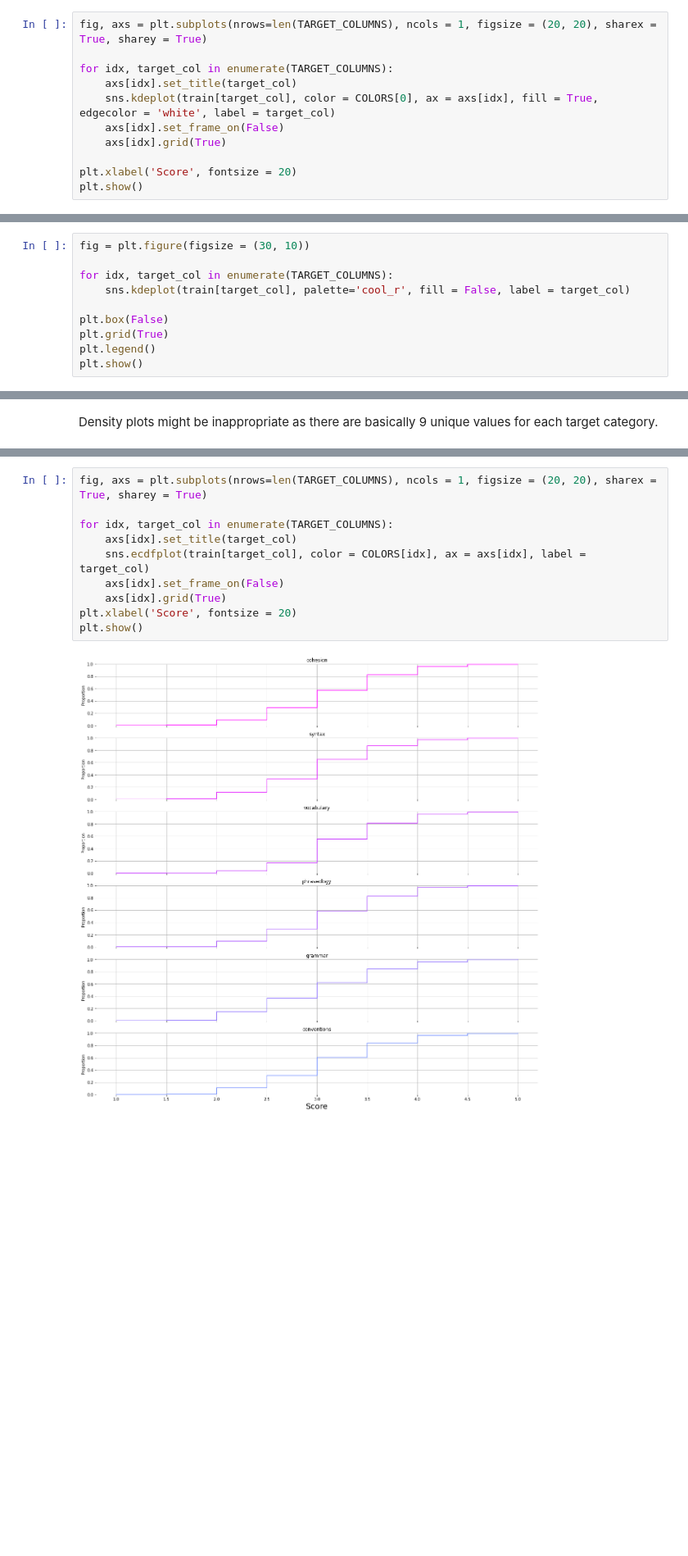
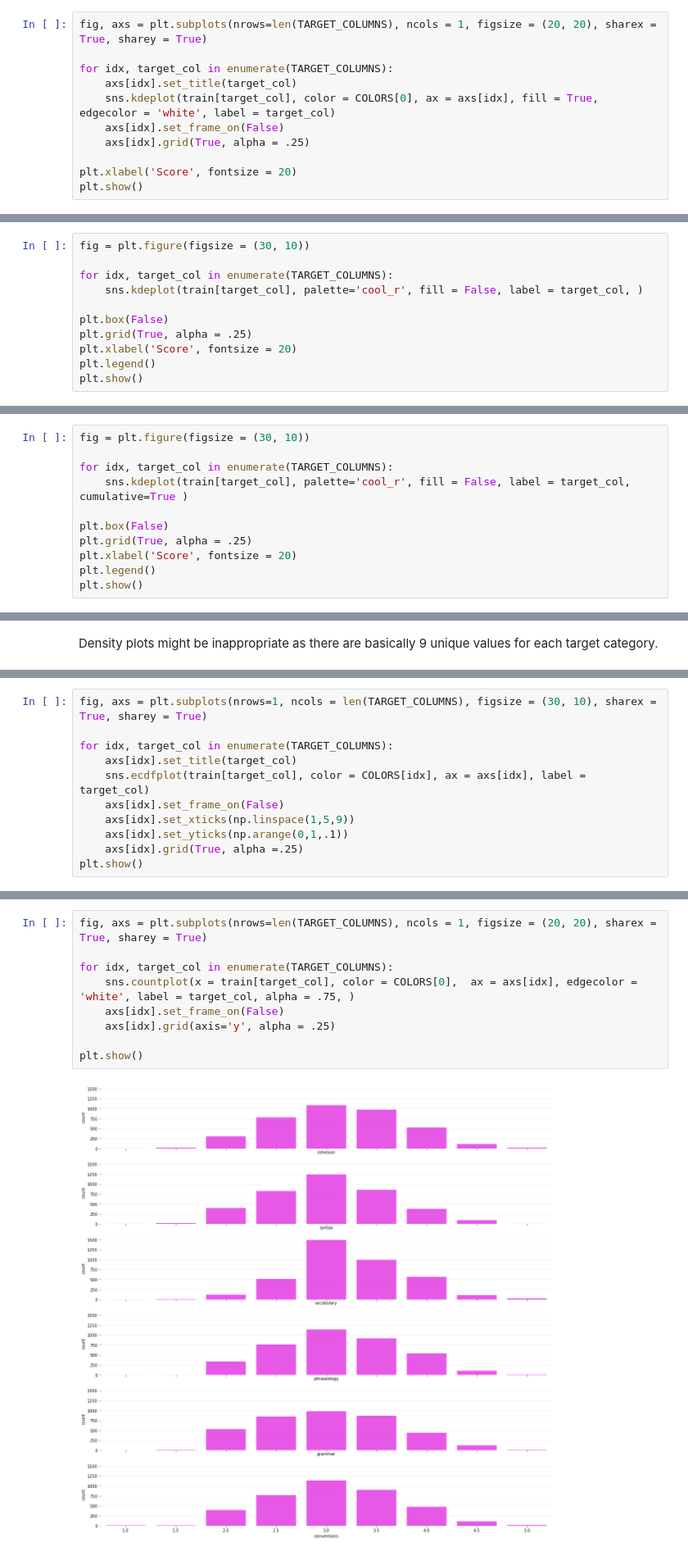
Before and after one commit to tripnv/fbp2-kaggle, a Jupyter notebook: eda.ipynb, the cells around one changed output, grey strips where cells are left out. Shown: that part at 82% size. Saved outputs shown, nothing was run; the diff lists cells and outputs as text; blank space fills up the shorter version.

```diff
--- a/eda.ipynb
+++ b/eda.ipynb
@@ -68,7 +68,7 @@ for idx, target_col in enumerate(TARGET_COLUMNS):
     axs[idx].set_title(target_col)
     sns.kdeplot(train[target_col], color = COLORS[0], ax = axs[idx], fill = True, edgecolor = 'white', label = target_col)
     axs[idx].set_frame_on(False)
-    axs[idx].grid(True)
+    axs[idx].grid(True, alpha = .25)
 
 plt.xlabel('Score', fontsize = 20)
 plt.show()
@@ -78,11 +78,23 @@ plt.show()
 fig = plt.figure(figsize = (30, 10))
 
 for idx, target_col in enumerate(TARGET_COLUMNS):
-    sns.kdeplot(train[target_col], palette='cool_r', fill = False, label = target_col)
+    sns.kdeplot(train[target_col], palette='cool_r', fill = False, label = target_col, )
 
 plt.box(False)
-plt.grid(True)
+plt.grid(True, alpha = .25)
+plt.xlabel('Score', fontsize = 20)
 plt.legend()
 plt.show()
 # %% [output]
 [figure]
+# %%
+fig = plt.figure(figsize = (30, 10))
+
+for idx, target_col in enumerate(TARGET_COLUMNS):
+    sns.kdeplot(train[target_col], palette='cool_r', fill = False, label = target_col, cumulative=True )
+
+plt.box(False)
+plt.grid(True, alpha = .25)
+plt.xlabel('Score', fontsize = 20)
+plt.legend()
+plt.show()
@@ -106,0 +131,11 @@ Density plots might be inappropriate as there are basically 9 unique values for
+# %%
+fig, axs = plt.subplots(nrows=1, ncols = len(TARGET_COLUMNS), figsize = (30, 10), sharex = True, sharey = True)
+
+for idx, target_col in enumerate(TARGET_COLUMNS):
+    axs[idx].set_title(target_col)
+    sns.ecdfplot(train[target_col], color = COLORS[idx], ax = axs[idx], label = target_col)
+    axs[idx].set_frame_on(False)
+    axs[idx].set_xticks(np.linspace(1,5,9))
+    axs[idx].set_yticks(np.arange(0,1,.1))
+    axs[idx].grid(True, alpha =.25)
+plt.show()
@@ -107,12 +144,11 @@ Density plots might be inappropriate as there are basically 9 unique values for
 # %%
 fig, axs = plt.subplots(nrows=len(TARGET_COLUMNS), ncols = 1, figsize = (20, 20), sharex = True, sharey = True)
 
 for idx, target_col in enumerate(TARGET_COLUMNS):
-    axs[idx].set_title(target_col)
-    sns.ecdfplot(train[target_col], color = COLORS[idx], ax = axs[idx], label = target_col)
+    sns.countplot(x = train[target_col], color = COLORS[0],  ax = axs[idx], edgecolor = 'white', label = target_col, alpha = .75, )
     axs[idx].set_frame_on(False)
-    axs[idx].grid(True)
-plt.xlabel('Score', fontsize = 20)
+    axs[idx].grid(axis='y', alpha = .25)
+
 plt.show()
 # %% [output]
-[figure, old version]
+[figure, new version]
```
Also changed, not shown: parts of 6 cells of this notebook.
